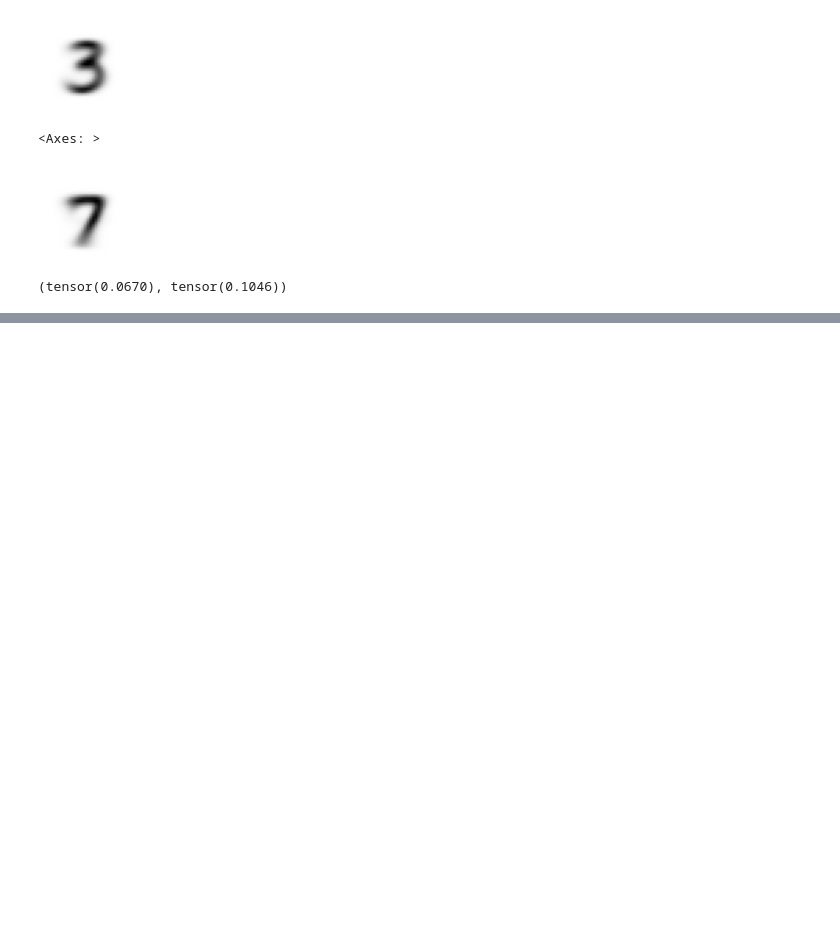
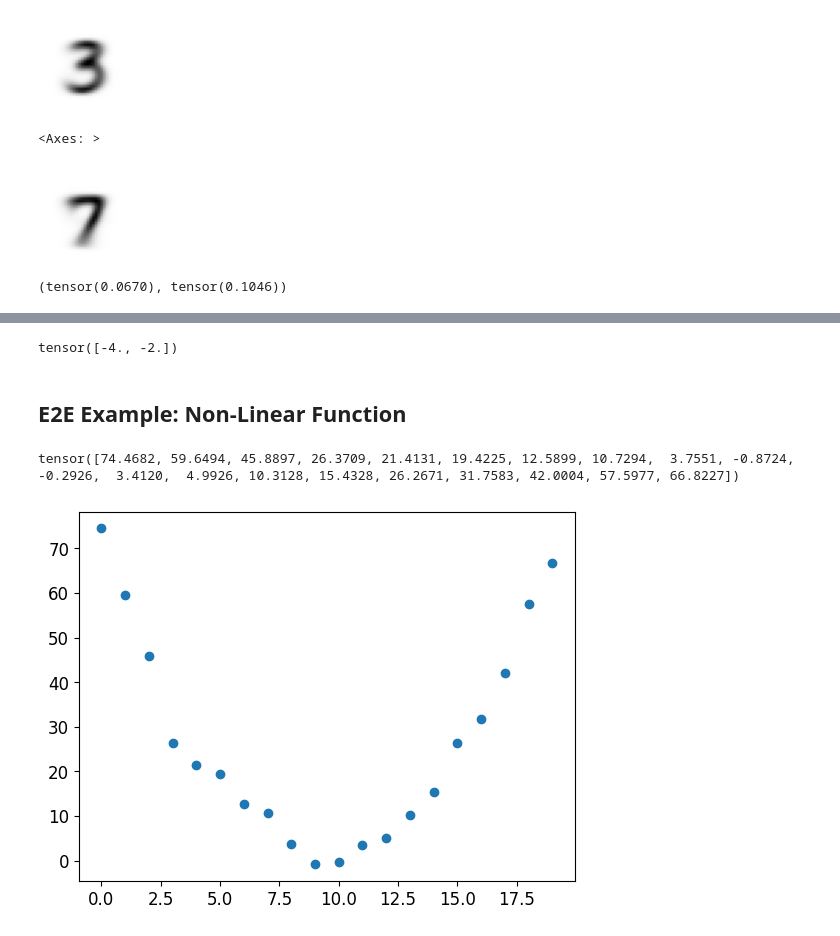
Before and after one commit to CuriousDima/ai, a Jupyter notebook: deep-learning/fastai-3-mnist/MNIST.ipynb, the cells around one changed output, grey strips where cells are left out. Drawn from its saved outputs; the diff is of its cells as text; code cells hidden in the pictures; blank space fills up the shorter version.

```diff
--- a/deep-learning/fastai-3-mnist/MNIST.ipynb
+++ b/deep-learning/fastai-3-mnist/MNIST.ipynb
@@ -228,0 +326,6 @@ F.mse_loss(threes[112].float(), mean3), F.mse_loss(threes[112].float(), mean7) #
+# %%
+# Now we can extract gradients, isntead of calculating them manually!
+loss.backward()
+print(ws.grad)
+# %% [output]
+tensor([-4., -2.])
@@ -228,0 +335,14 @@ F.mse_loss(threes[112].float(), mean3), F.mse_loss(threes[112].float(), mean7) #
+# %% [markdown]
+## E2E Example: Non-Linear Function
+# %%
+# A toy example of speed over time.
+time = torch.arange(0, 20).float()
+speed = torch.randn(20)*3 + 0.75*(time-9.5)**2 + 1
+# %%
+print(speed)
+# %% [output]
+tensor([74.4682, 59.6494, 45.8897, 26.3709, 21.4131, 19.4225, 12.5899, 10.7294,  3.7551, -0.8724, -0.2926,  3.4120,  4.9926, 10.3128, 15.4328, 26.2671, 31.7583, 42.0004, 57.5977, 66.8227])
+# %%
+plt.scatter(time,speed);
+# %% [output]
+[figure, added]
```
Also changed, not shown: parts of 104 cells of this notebook.
